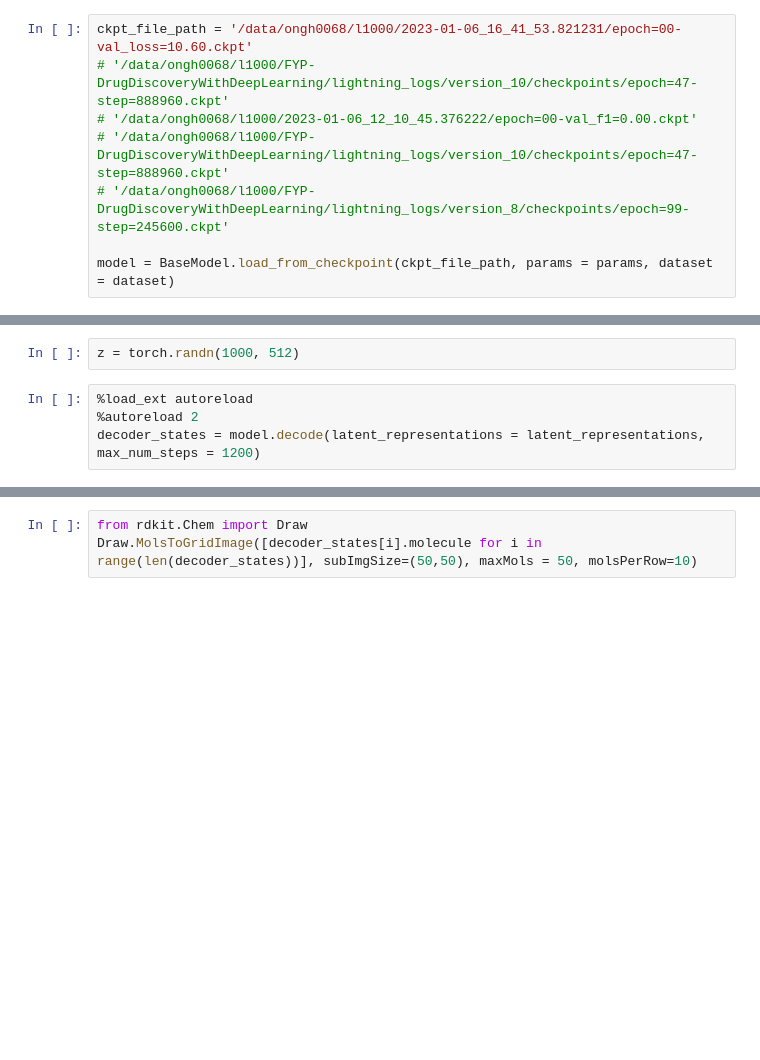
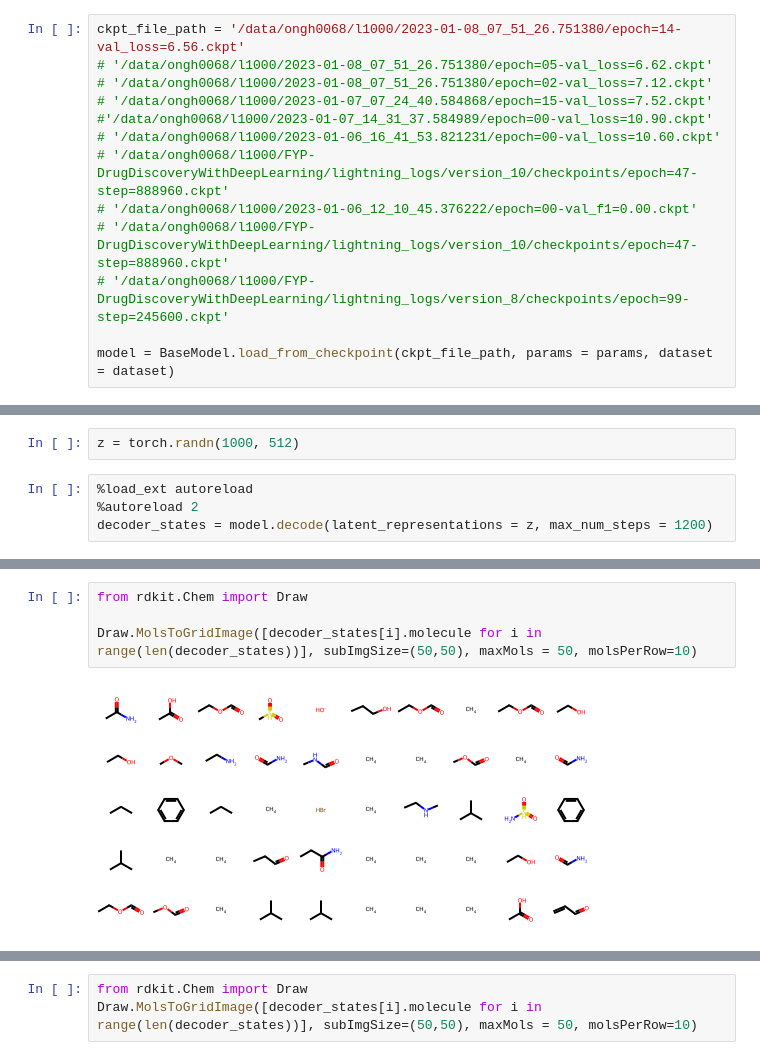
Before and after one commit to nomoresomethingwentwrong/GLDM, a Jupyter notebook: decode_example.ipynb, the cells around one changed output, grey strips where cells are left out. Drawn from its saved outputs; the diff is of its cells as text; blank space fills up the shorter version.

```diff
--- a/decode_example.ipynb
+++ b/decode_example.ipynb
@@ -71,5 +81,10 @@ _decoder._attachment_point_selector._output_layer.2.bias
 # %%
-ckpt_file_path = '/data/ongh0068/l1000/2023-01-06_16_41_53.821231/epoch=00-val_loss=10.60.ckpt'
+ckpt_file_path = '/data/ongh0068/l1000/2023-01-08_07_51_26.751380/epoch=14-val_loss=6.56.ckpt'
+# '/data/ongh0068/l1000/2023-01-08_07_51_26.751380/epoch=05-val_loss=6.62.ckpt'
+# '/data/ongh0068/l1000/2023-01-08_07_51_26.751380/epoch=02-val_loss=7.12.ckpt'
+# '/data/ongh0068/l1000/2023-01-07_07_24_40.584868/epoch=15-val_loss=7.52.ckpt'
+#'/data/ongh0068/l1000/2023-01-07_14_31_37.584989/epoch=00-val_loss=10.90.ckpt'
+# '/data/ongh0068/l1000/2023-01-06_16_41_53.821231/epoch=00-val_loss=10.60.ckpt'
 # '/data/ongh0068/l1000/FYP-DrugDiscoveryWithDeepLearning/lightning_logs/version_10/checkpoints/epoch=47-step=888960.ckpt'
 # '/data/ongh0068/l1000/2023-01-06_12_10_45.376222/epoch=00-val_f1=0.00.ckpt'
 # '/data/ongh0068/l1000/FYP-DrugDiscoveryWithDeepLearning/lightning_logs/version_10/checkpoints/epoch=47-step=888960.ckpt'
@@ -125,7 +140,7 @@ z = torch.randn(1000, 512)
 # %%
 %load_ext autoreload
 %autoreload 2
-decoder_states = model.decode(latent_representations = latent_representations, max_num_steps = 1200)
+decoder_states = model.decode(latent_representations = z, max_num_steps = 1200)
 # %% [output]
 The autoreload extension is already loaded. To reload it, use:
   %reload_ext autoreload
@@ -148,0 +164,6 @@ unsupported operand type(s) for -: '_vectSt6vectorIiSaIiEE' and '_vectSt
+# %%
+from rdkit.Chem import Draw
+
+Draw.MolsToGridImage([decoder_states[i].molecule for i in range(len(decoder_states))], subImgSize=(50,50), maxMols = 50, molsPerRow=10)
+# %% [output]
+[figure, added]
```
Also changed, not shown: parts of 10 cells of this notebook, 5 other files.
